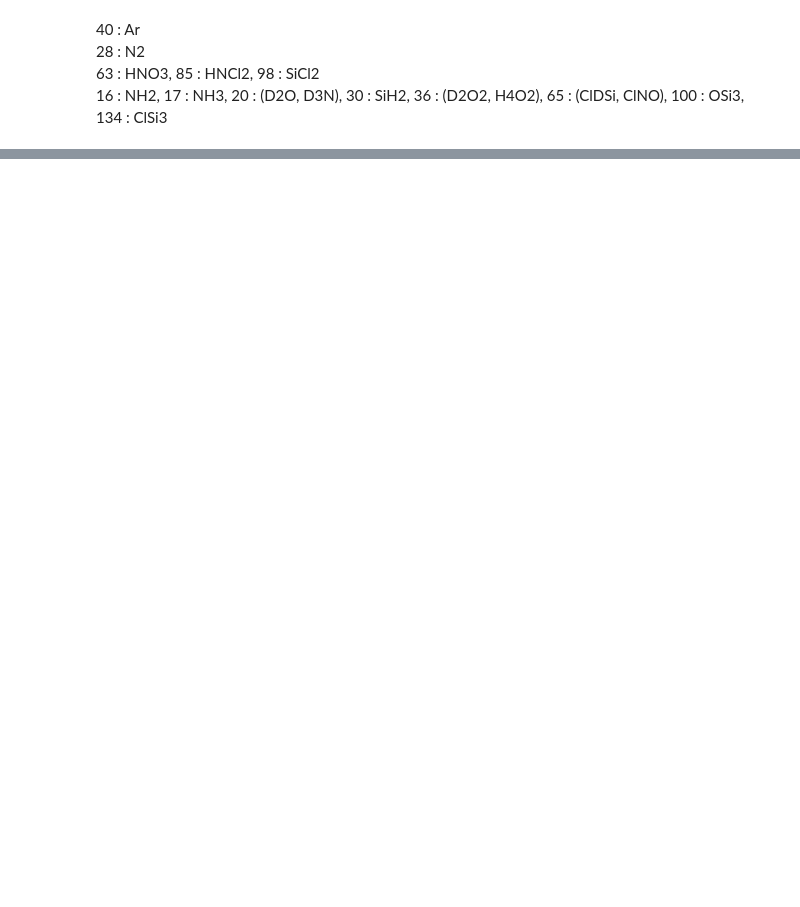
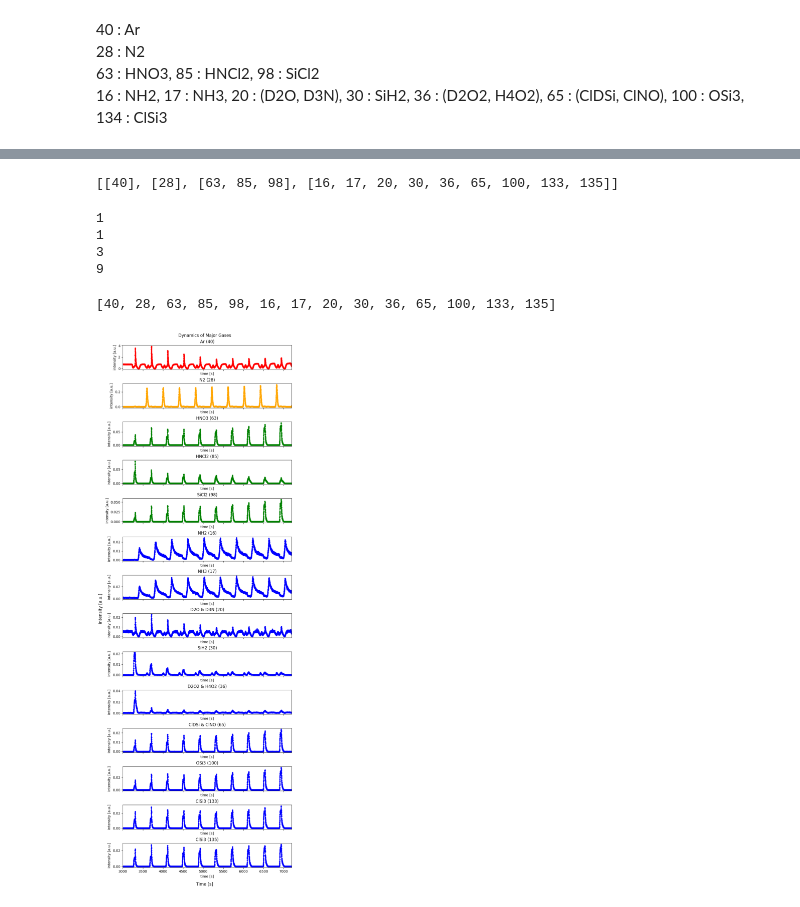
Before and after one commit to 24shiny/TOF_data, a Jupyter notebook: p1_first_look.ipynb, the cells around one changed output, grey strips where cells are left out. Drawn from its saved outputs; the diff is of its cells as text; code cells hidden in the pictures; blank space fills up the shorter version.

```diff
--- a/p1_first_look.ipynb
+++ b/p1_first_look.ipynb
@@ -286,0 +342,42 @@ category_mass[:4]
+# %%
+category_mass[:4]
+# %% [output]
+[[40], [28], [63, 85, 98], [16, 17, 20, 30, 36, 65, 100, 133, 135]]
+# %%
+for i in category_mass[:4]:
+    print(len(i))
+
+# use different colors for the categories
+colors = ['tab:red', 'tab:oragne', 'tab:green', 'tab:blue']
+cate_colors = ['red']*1 + ['orange']*1 + ['green']*3 + ['blue']*9
+
+# their labels
+cate_label = ['Ar','N2','HNO3','HNCl2','SiCl2','NH2','NH3','D2O & D3N','SiH2','D2O2 & H4O2','ClDSi & ClNO','OSi3','ClSi3','ClSi3']
+# %% [output]
+1
+1
+3
+9
+# %%
+import itertools
+list(itertools.chain(*category_mass[:4]))
+# %% [output]
+[40, 28, 63, 85, 98, 16, 17, 20, 30, 36, 65, 100, 133, 135]
+# %%
+category_to_plot = list(itertools.chain(*category_mass[:4]))
+fig, axs = plt.subplots(len(category_to_plot), 1, sharex=True, figsize=(8,22))
+fig.tight_layout(pad=3)
+for idx, val in enumerate(category_to_plot):
+    axs[idx].plot(df.loc[:,val],'.-',color=cate_colors[idx])
+    axs[idx].set_xlabel('time [s]')
+    axs[idx].set_xlim(3000,df.index[-1])
+    axs[idx].set_ylabel('intensity [a.u.]')
+    axs[idx].set_title(f'{cate_label[idx]} ({val})') # amu
+
+
+fig.supxlabel('Time [s]', y=-0.005)
+fig.supylabel('intensity [a.u.]', x=-0.03)
+fig.suptitle('Dynamics of Major Gases', y=1)
+plt.show()
+# %% [output]
+[figure, added]
```
Also changed, not shown: parts of 26 cells of this notebook.
